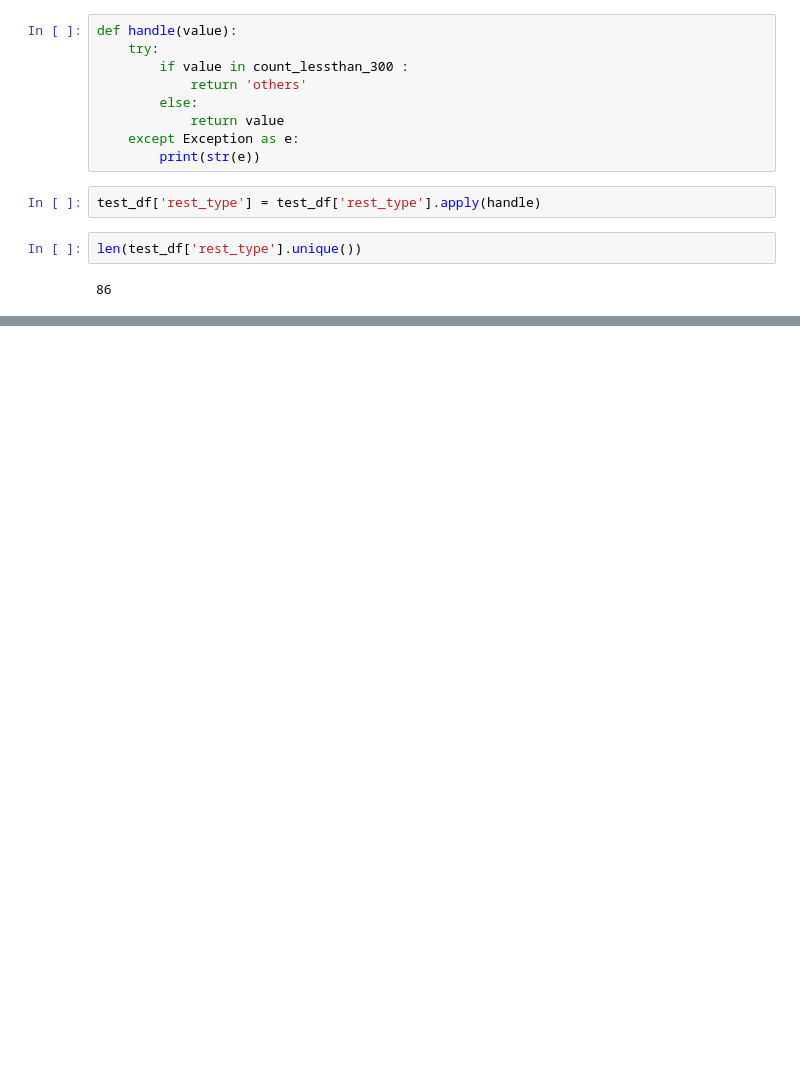
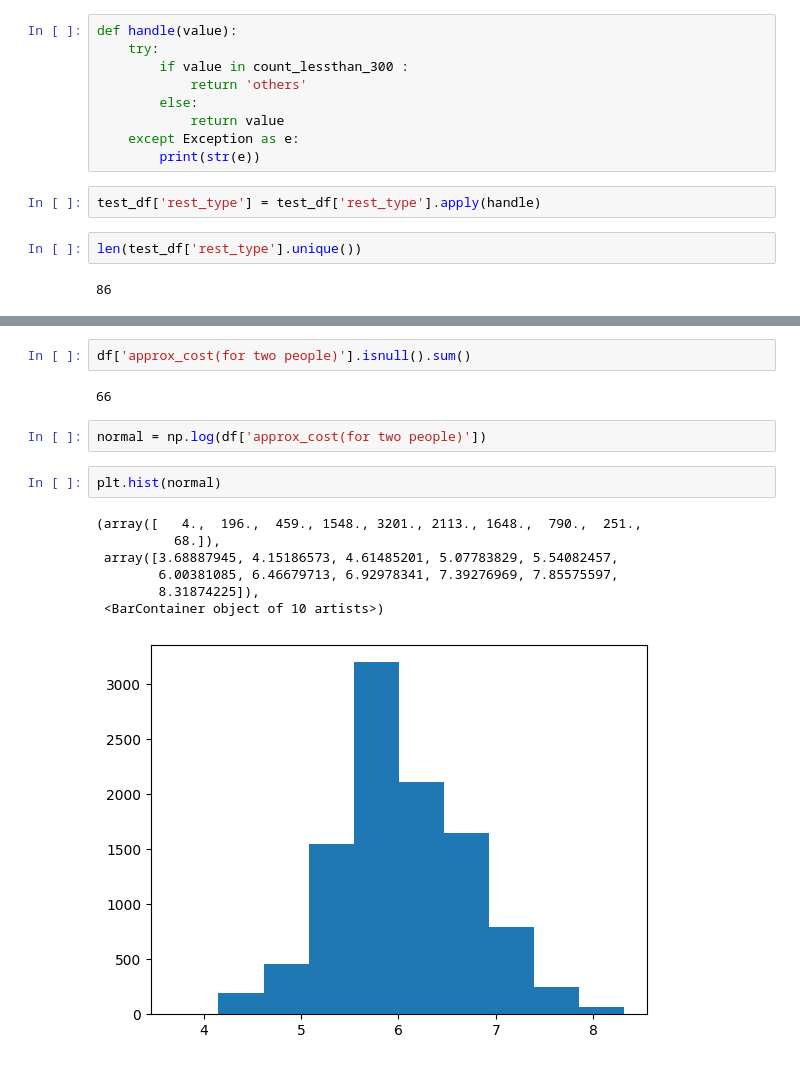
Before and after one commit to shaikshan/Restaurant_Rating_Prediction, a Jupyter notebook: notebook/practice.ipynb, the cells around one changed output, grey strips where cells are left out. Saved outputs shown, nothing was run; the diff lists cells and outputs as text; blank space fills up the shorter version.

```diff
--- a/notebook/practice.ipynb
+++ b/notebook/practice.ipynb
@@ -140,0 +287,16 @@ len(test_df['rest_type'].unique())
+# %%
+df['approx_cost(for two people)'].isnull().sum()
+# %% [output]
+66
+# %%
+normal = np.log(df['approx_cost(for two people)'])
+# %%
+plt.hist(normal)
+# %% [output]
+(array([   4.,  196.,  459., 1548., 3201., 2113., 1648.,  790.,  251.,
+          68.]),
+ array([3.68887945, 4.15186573, 4.61485201, 5.07783829, 5.54082457,
+        6.00381085, 6.46679713, 6.92978341, 7.39276969, 7.85575597,
+        8.31874225]),
+ <BarContainer object of 10 artists>)
+[figure, added]
```
Also changed, not shown: parts of 32 cells of this notebook, 1 other file.
